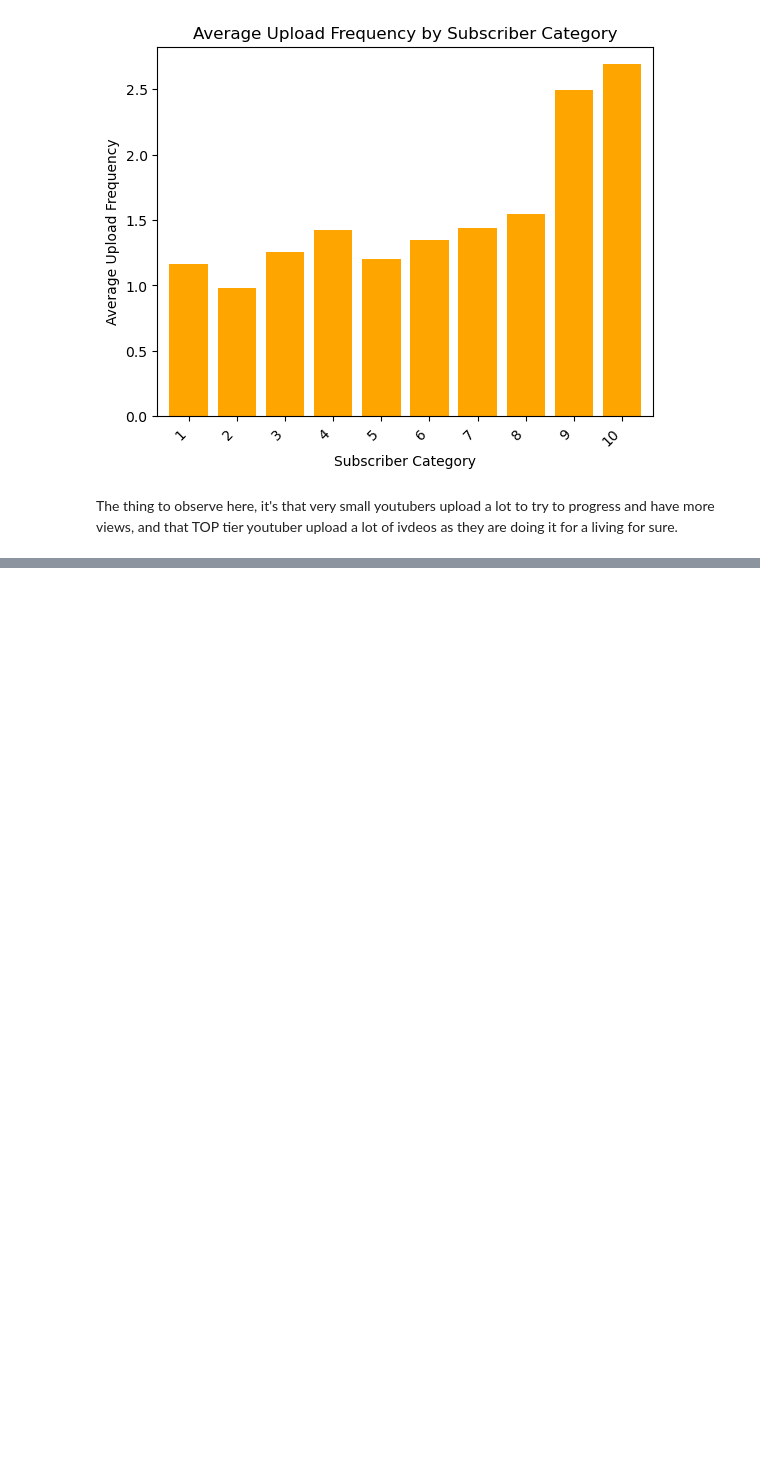
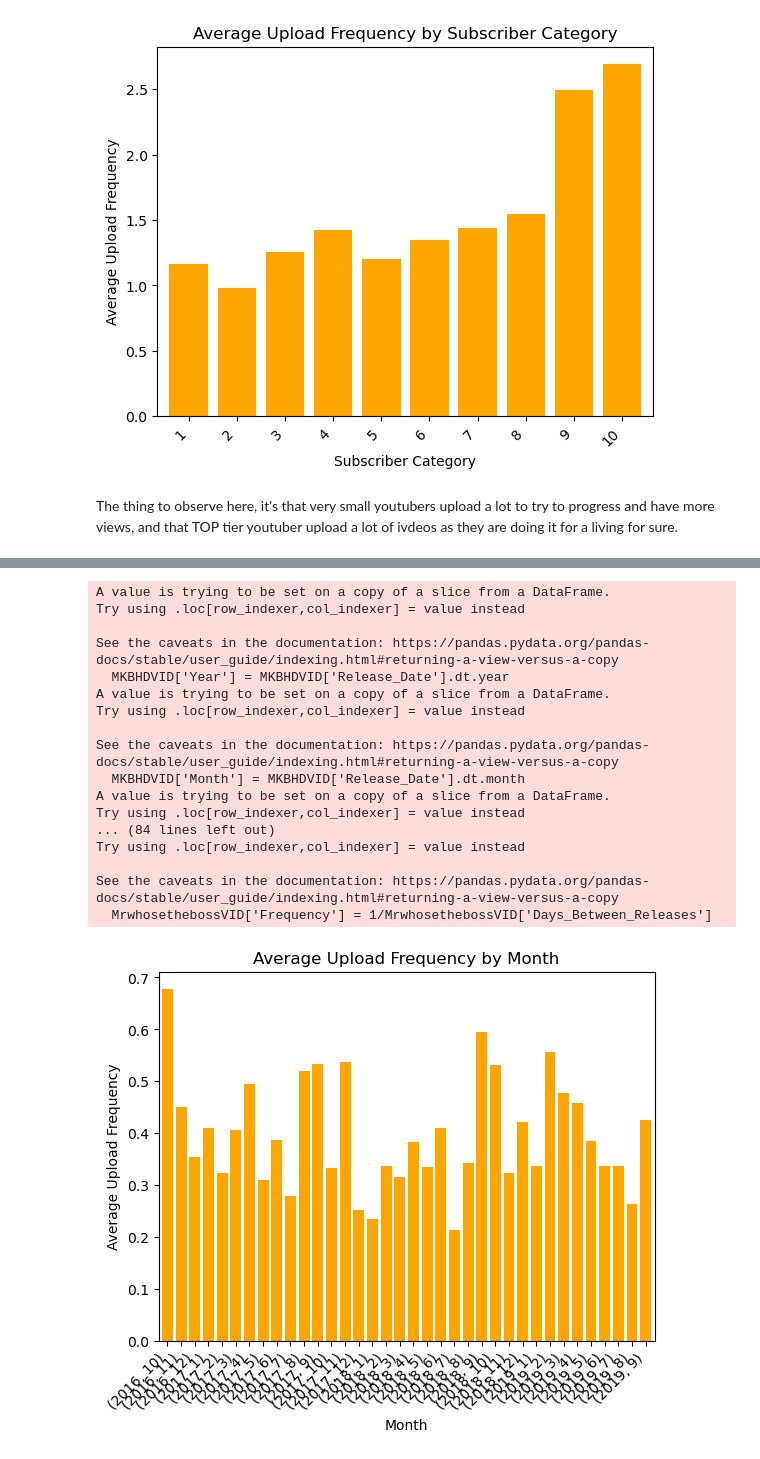
Before and after one commit to epfl-ada/ada-2023-project-datasquad2023, a Jupyter notebook: EDA_OTI.ipynb, the cells around one changed output, grey strips where cells are left out. Cells and saved outputs as stored; diff of their text form; code cells hidden in the pictures; blank space fills up the shorter version.

```diff
--- a/EDA_OTI.ipynb
+++ b/EDA_OTI.ipynb
@@ -203,0 +257,70 @@ The thing to observe here, it's that very small youtubers upload a lot to try to
+# %%
+#Averaging yearly frequency
+MKBHDVID['Year'] = MKBHDVID['Release_Date'].dt.year
+MKBHDVID['Month'] = MKBHDVID['Release_Date'].dt.month
+MKBHDVID['Days_Between_Releases'] = MKBHDVID['Days_Between_Releases'].fillna(1)
+#change the 0s in days between releases  into 1/2
+MKBHDVID['Days_Between_Releases'] = MKBHDVID['Days_Between_Releases'].replace(0,0.5)
+MKBHDVID['Frequency'] = 1/MKBHDVID['Days_Between_Releases']
+
+
+#do the same for other youtubers
+UnboxVID['Year'] = UnboxVID['Release_Date'].dt.year
+UnboxVID['Month'] = UnboxVID['Release_Date'].dt.month
+UnboxVID['Days_Between_Releases'] = UnboxVID['Days_Between_Releases'].fillna(1)
+#change the 0s in days between releases  into 1/2
+UnboxVID['Days_Between_Releases'] = UnboxVID['Days_Between_Releases'].replace(0,0.5)
+UnboxVID['Frequency'] = 1/UnboxVID['Days_Between_Releases']
+
+UrAvgConsumerVID['Year'] = UrAvgConsumerVID['Release_Date'].dt.year
+UrAvgConsumerVID['Month'] = UrAvgConsumerVID['Release_Date'].dt.month
+UrAvgConsumerVID['Days_Between_Releases'] = UrAvgConsumerVID['Days_Between_Releases'].fillna(1)
+#change the 0s in days between releases  into 1/2
+UrAvgConsumerVID['Days_Between_Releases'] = UrAvgConsumerVID['Days_Between_Releases'].replace(0,0.5)
+UrAvgConsumerVID['Frequency'] = 1/UrAvgConsumerVID['Days_Between_Releases']
+
+MrwhosethebossVID['Year'] = MrwhosethebossVID['Release_Date'].dt.year
+MrwhosethebossVID['Month'] = MrwhosethebossVID['Release_Date'].dt.month
+MrwhosethebossVID['Days_Between_Releases'] = MrwhosethebossVID['Days_Between_Releases'].fillna(1)
+#change the 0s in days between releases  into 1/2
+MrwhosethebossVID['Days_Between_Releases'] = MrwhosethebossVID['Days_Between_Releases'].replace(0,0.5)
+MrwhosethebossVID['Frequency'] = 1/MrwhosethebossVID['Days_Between_Releases']
+
+#add the frequency grouped by year and month to the dataframe MKBHDVID
+
+
+
+# Group by the 'Year' and calculate the average upload frequency
+average_uploads_by_month = MKBHDVID.groupby(['Year','Month'])['Frequency'].mean()
+
+# Plot the histogram
+average_uploads_by_month.plot(kind='bar', width=0.8, color='orange')
+plt.title('Average Upload Frequency by Month')
+plt.xlabel('Month')
+plt.ylabel('Average Upload Frequency')
+plt.xticks(rotation=45, ha='right')
+plt.show()
+
+
+
+
+#I considered here that if the day between two releases is 0 that means that he uploaded two videos in the same day, in reality he may have uploaded more.
+# %% [output]
+A value is trying to be set on a copy of a slice from a DataFrame.
+Try using .loc[row_indexer,col_indexer] = value instead
+
+See the caveats in the documentation: https://pandas.pydata.org/pandas-docs/stable/user_guide/indexing.html#returning-a-view-versus-a-copy
+  MKBHDVID['Year'] = MKBHDVID['Release_Date'].dt.year
+A value is trying to be set on a copy of a slice from a DataFrame.
+Try using .loc[row_indexer,col_indexer] = value instead
+
+See the caveats in the documentation: https://pandas.pydata.org/pandas-docs/stable/user_guide/indexing.html#returning-a-view-versus-a-copy
+  MKBHDVID['Month'] = MKBHDVID['Release_Date'].dt.month
+A value is trying to be set on a copy of a slice from a DataFrame.
+Try using .loc[row_indexer,col_indexer] = value instead
+... (84 lines left out)
+Try using .loc[row_indexer,col_indexer] = value instead
+
+See the caveats in the documentation: https://pandas.pydata.org/pandas-docs/stable/user_guide/indexing.html#returning-a-view-versus-a-copy
+  MrwhosethebossVID['Frequency'] = 1/MrwhosethebossVID['Days_Between_Releases']
+[figure, added]
```
Also changed, not shown: parts of 35 cells of this notebook.
